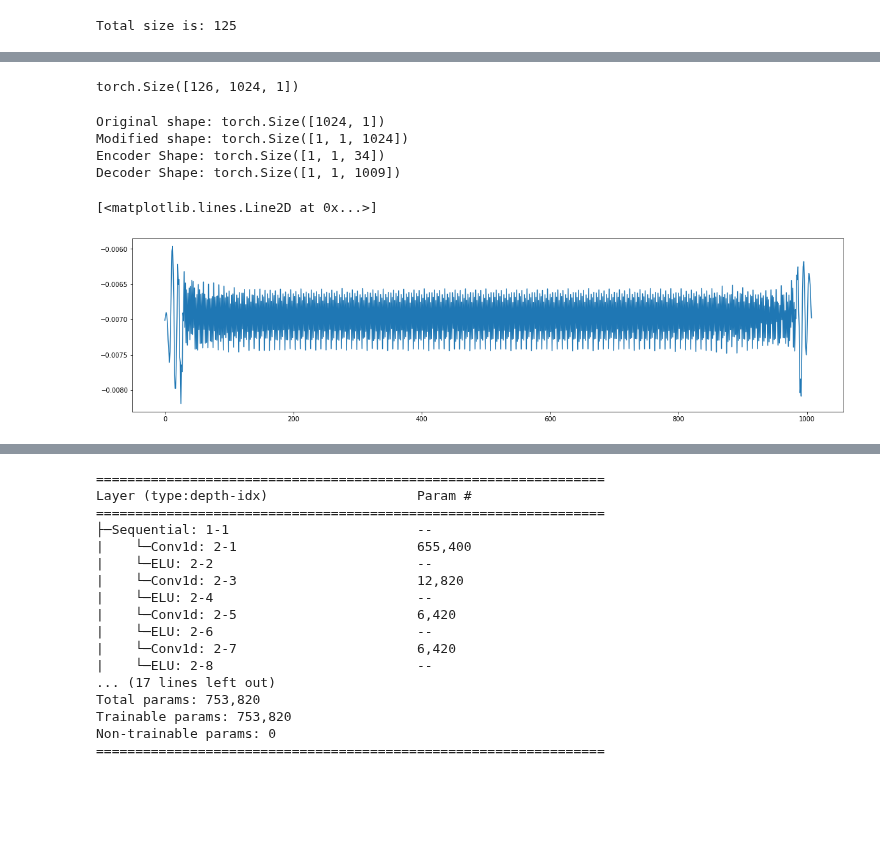
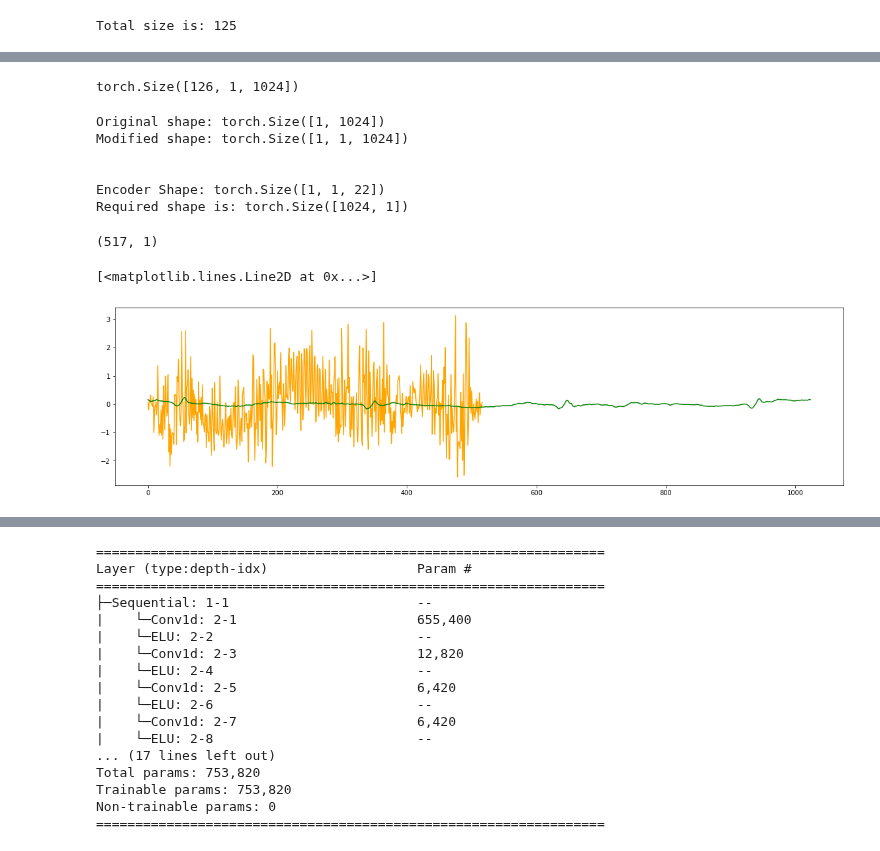
Before and after one commit to enzlaur/pytorch-ml-tuts, a Jupyter notebook: scratch06.ipynb, the cells around one changed output, grey strips where cells are left out. Drawn from its saved outputs; the diff is of its cells as text; code cells hidden in the pictures; blank space fills up the shorter version.

```diff
--- a/scratch06.ipynb
+++ b/scratch06.ipynb
@@ -113,8 +113,11 @@ for i, data in enumerate( traindex_loader ):
 # Example of how to create a Pytorch tensor from Numpy (with cuda support)
 ecg_clean_tensor = torch.from_numpy(ecg_modded_24).cuda()
 ecg_noisy_tensor = torch.from_numpy(ecg_modded_06).cuda()
+
 # When printed, device will be set to cuda
+ecg_clean_tensor = ecg_clean_tensor.view( ecg_clean_tensor.shape[0], ecg_clean_tensor.shape[2], ecg_clean_tensor.shape[1])
+ecg_noisy_tensor = ecg_noisy_tensor.view( ecg_noisy_tensor.shape[0], ecg_noisy_tensor.shape[2], ecg_noisy_tensor.shape[1])
 print( ecg_clean_tensor.shape )
 # %% [output]
-torch.Size([126, 1024, 1])
+torch.Size([126, 1, 1024])
 # %%
@@ -166,27 +195,39 @@ model.double() # Since data is using double, force model to use double rather th
 temp_data = ecg_noisy_tensor[3]
 print( f'Original shape: {temp_data.shape}')
 
-# Change the shape/view of the data (useful later on)
-temp_data = temp_data.view( 1, temp_data.shape[1], temp_data.shape[0])
+# Change the shape/view of the data (this will be the shape to be used when iterating from the loader) (1, 1, 1024)
+temp_data = temp_data.view( 1, ecg_clean_tensor.shape[1], ecg_clean_tensor.shape[2])
 print( f'Modified shape: {temp_data.shape}')
 
 # Check if model will accept the data's new shape
 encoder = model.encoder( temp_data )
 decoder = model.decoder( encoder )
 
+print("\n")
 print( f'Encoder Shape: {encoder.shape}' )
-print( f'Decoder Shape: {decoder.shape}' )
+# print( f'Decoder Shape: {decoder.shape}' )
+
+temp_preview = ecg_noisy_tensor[3].cpu()
+temp_preview = temp_preview.view( temp_preview.shape[1], temp_preview.shape[0])
+print( f'Required shape is: {temp_preview.shape}')
 # %% [output]
-Original shape: torch.Size([1024, 1])
+Original shape: torch.Size([1, 1024])
 Modified shape: torch.Size([1, 1, 1024])
-Encoder Shape: torch.Size([1, 1, 34])
-Decoder Shape: torch.Size([1, 1, 1009])
+
+
+Encoder Shape: torch.Size([1, 1, 22])
+Required shape is: torch.Size([1024, 1])
-# %%
-plt.figure( figsize=(20,5))
-plt.plot( decoder[0][:][1].cpu().detach().numpy())
-# %% [output]
-[<matplotlib.lines.Line2D at 0x...>]
-[figure, removed]
+# %%
+temp_result = decoder.view( decoder.shape[2], decoder.shape[1])
+temp_result = temp_result.cpu().detach().numpy()
+print(temp_result.shape)
+plt.figure( figsize=(20,5))
+plt.plot( temp_result, c='orange')
+plt.plot( temp_preview, c='green' )
+# %% [output]
+(517, 1)
+[<matplotlib.lines.Line2D at 0x...>]
+[figure, added]
 # %%
 def train_model(model, trainloader, epochs):
     elapsed_start = time.time()
```
Also changed, not shown: parts of 5 cells of this notebook.
